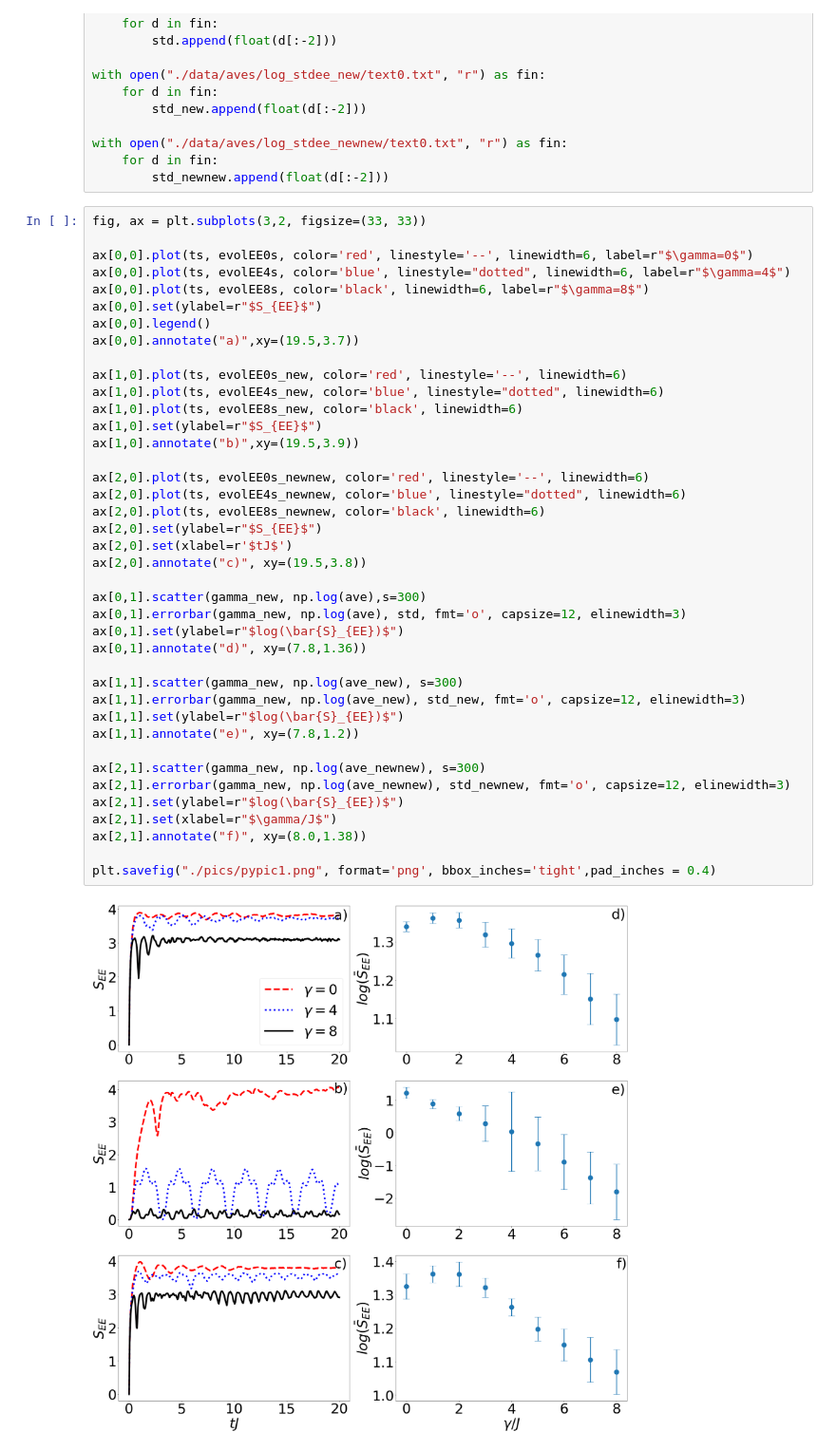
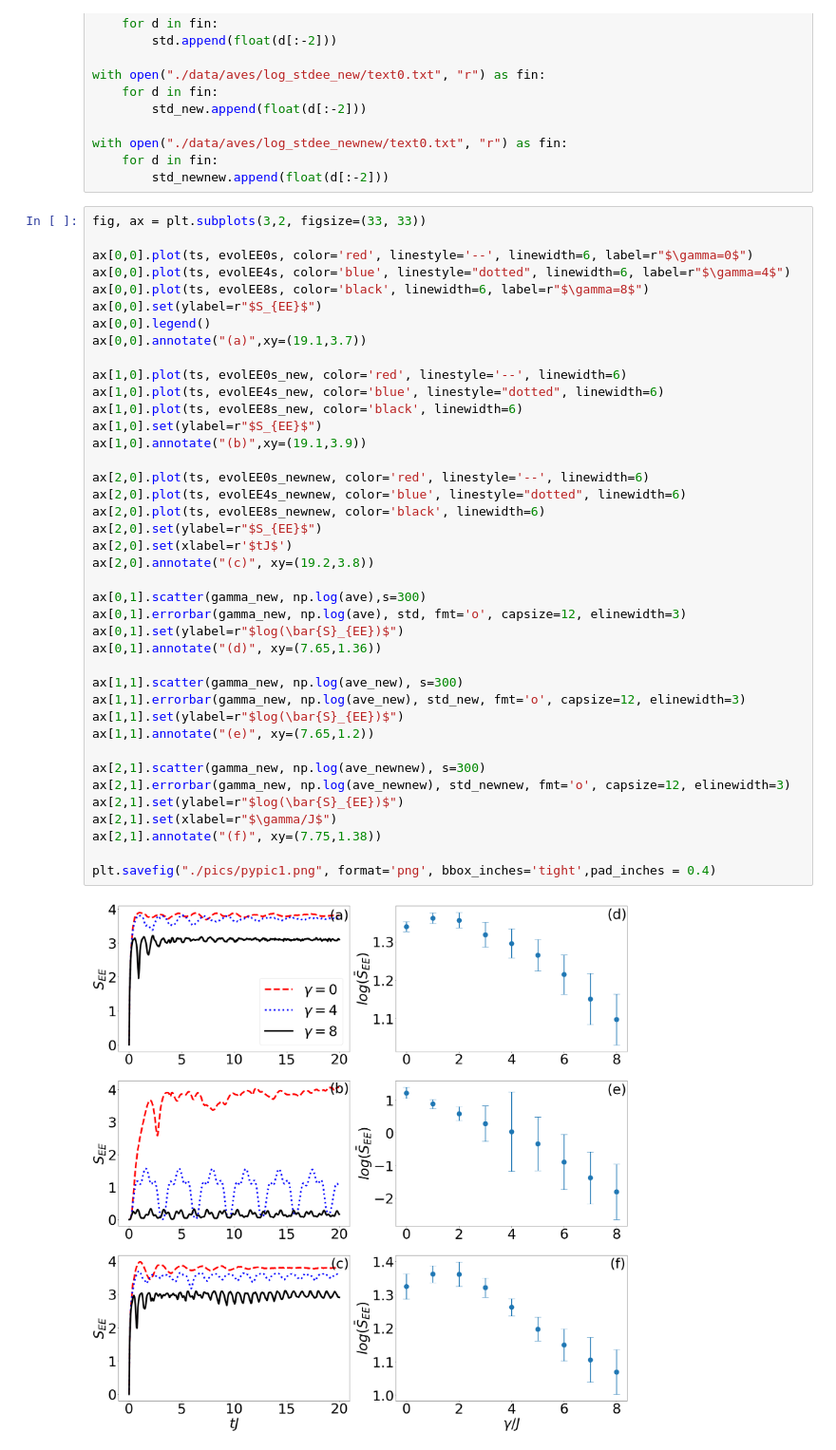
Before and after one commit to coolgas/chaos, a Jupyter notebook: python graphs.ipynb, the cells around one changed output. Shown at 95% size. Cells and saved outputs as stored; diff of their text form.

```diff
--- a/python graphs.ipynb
+++ b/python graphs.ipynb
@@ -108,37 +108,37 @@ ax[0,0].plot(ts, evolEE4s, color='blue', linestyle="dotted", linewidth=6, label=
 ax[0,0].plot(ts, evolEE8s, color='black', linewidth=6, label=r"$\gamma=8$")
 ax[0,0].set(ylabel=r"$S_{EE}$")
 ax[0,0].legend()
-ax[0,0].annotate("a)",xy=(19.5,3.7))
+ax[0,0].annotate("(a)",xy=(19.1,3.7))
 
 ax[1,0].plot(ts, evolEE0s_new, color='red', linestyle='--', linewidth=6)
 ax[1,0].plot(ts, evolEE4s_new, color='blue', linestyle="dotted", linewidth=6)
 ax[1,0].plot(ts, evolEE8s_new, color='black', linewidth=6)
 ax[1,0].set(ylabel=r"$S_{EE}$")
-ax[1,0].annotate("b)",xy=(19.5,3.9))
+ax[1,0].annotate("(b)",xy=(19.1,3.9))
 
 ax[2,0].plot(ts, evolEE0s_newnew, color='red', linestyle='--', linewidth=6)
 ax[2,0].plot(ts, evolEE4s_newnew, color='blue', linestyle="dotted", linewidth=6)
 ax[2,0].plot(ts, evolEE8s_newnew, color='black', linewidth=6)
 ax[2,0].set(ylabel=r"$S_{EE}$")
 ax[2,0].set(xlabel=r'$tJ$')
-ax[2,0].annotate("c)", xy=(19.5,3.8))
+ax[2,0].annotate("(c)", xy=(19.2,3.8))
 
 ax[0,1].scatter(gamma_new, np.log(ave),s=300)
 ax[0,1].errorbar(gamma_new, np.log(ave), std, fmt='o', capsize=12, elinewidth=3)
 ax[0,1].set(ylabel=r"$log(\bar{S}_{EE})$")
-ax[0,1].annotate("d)", xy=(7.8,1.36))
+ax[0,1].annotate("(d)", xy=(7.65,1.36))
 
 ax[1,1].scatter(gamma_new, np.log(ave_new), s=300)
 ax[1,1].errorbar(gamma_new, np.log(ave_new), std_new, fmt='o', capsize=12, elinewidth=3)
 ax[1,1].set(ylabel=r"$log(\bar{S}_{EE})$")
-ax[1,1].annotate("e)", xy=(7.8,1.2))
+ax[1,1].annotate("(e)", xy=(7.65,1.2))
 
 ax[2,1].scatter(gamma_new, np.log(ave_newnew), s=300)
 ax[2,1].errorbar(gamma_new, np.log(ave_newnew), std_newnew, fmt='o', capsize=12, elinewidth=3)
 ax[2,1].set(ylabel=r"$log(\bar{S}_{EE})$")
 ax[2,1].set(xlabel=r"$\gamma/J$")
-ax[2,1].annotate("f)", xy=(8.0,1.38))
+ax[2,1].annotate("(f)", xy=(7.75,1.38))
 
 plt.savefig("./pics/pypic1.png", format='png', bbox_inches='tight',pad_inches = 0.4)
 # %% [output]
-[figure, old version]
+[figure, new version]
```
Also changed, not shown: parts of 10 cells of this notebook, 40 other files.
